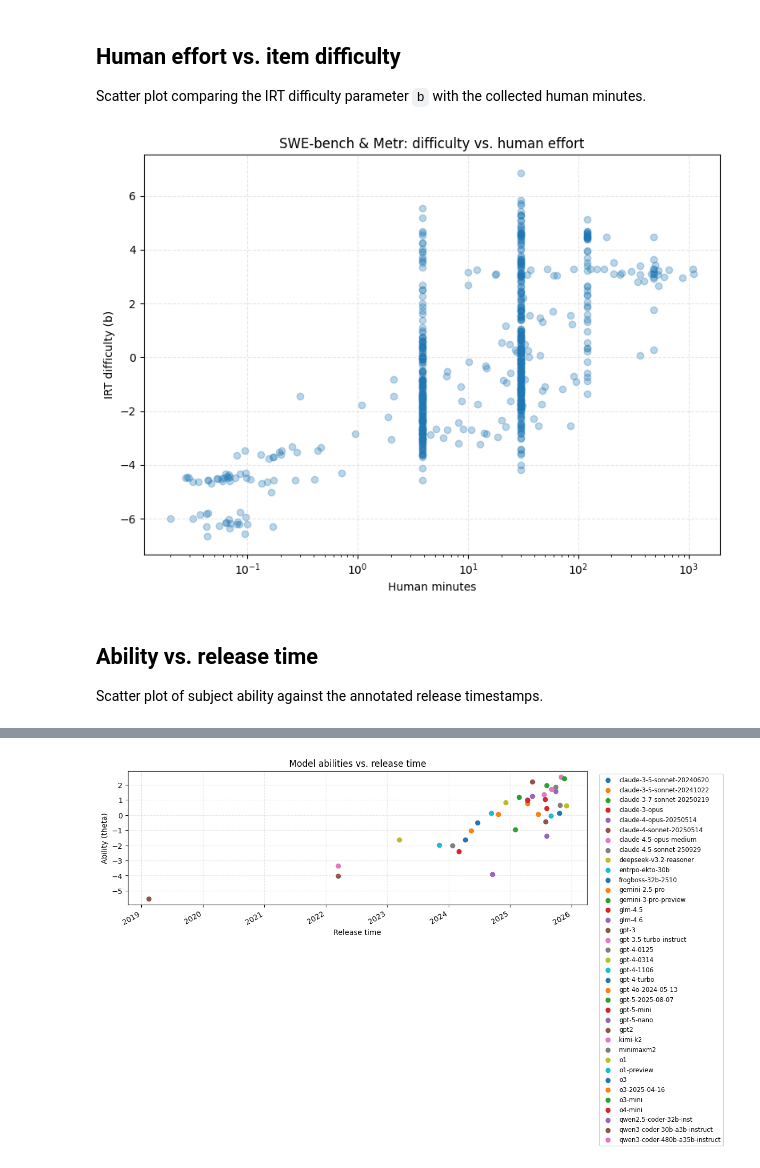
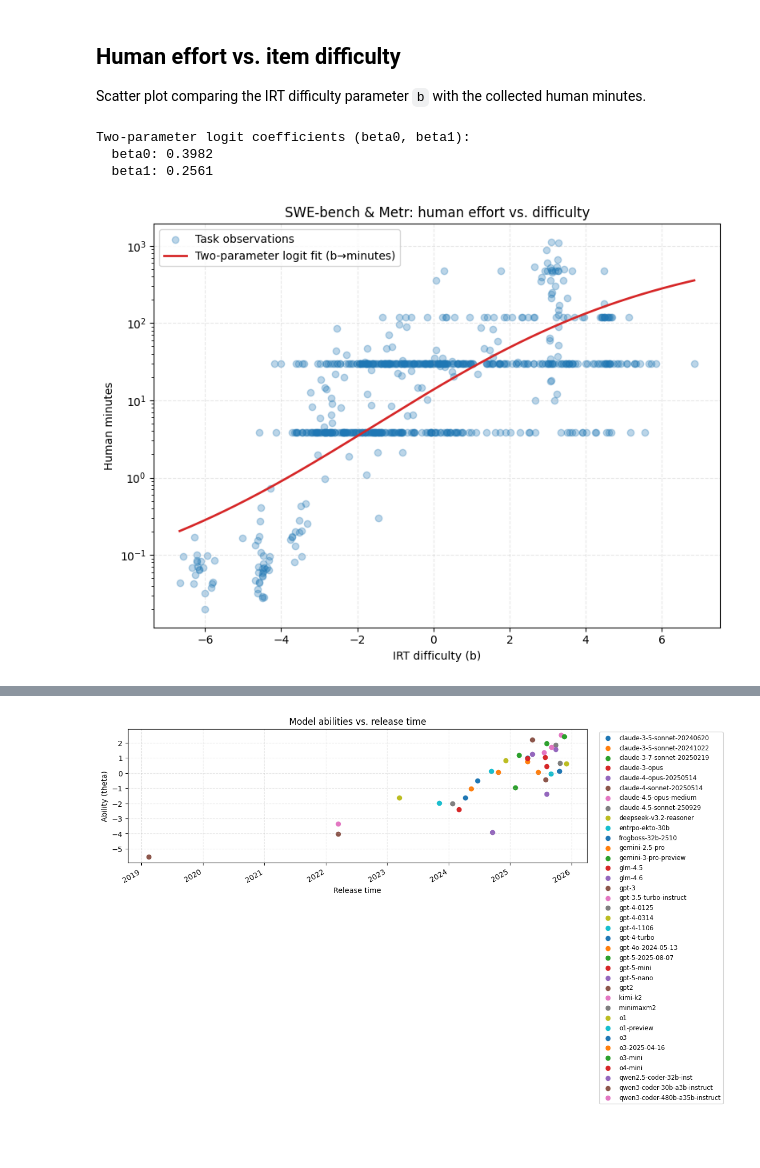
Before and after one commit to FY-Liu/BRIDGE, a Jupyter notebook: IRT/irt.ipynb, the cells around one changed output, grey strips where cells are left out. Drawn from its saved outputs; the diff is of its cells as text; code cells hidden in the pictures; blank space fills up the shorter version.

Commit message:
Linear or logistic fit?

```diff
--- a/IRT/irt.ipynb
+++ b/IRT/irt.ipynb
@@ -1256,26 +1256,79 @@ plt.subplots_adjust(top=0.88)
 ## Human effort vs. item difficulty
 Scatter plot comparing the IRT difficulty parameter `b` with the collected human minutes.
 # %%
+
+import numpy as np
 import pandas as pd
 import matplotlib.pyplot as plt
+from scipy.optimize import curve_fit
 
 csv_path = '/home/lfy/BRIDGE/IRT/params/swe_metr_a_pyirt.csv'
 df = pd.read_csv(csv_path)
-plot_df = df.dropna(subset=['b', 'human_minutes'])
+plot_df = df.dropna(subset=['b', 'human_minutes']).copy()
+plot_df = plot_df[np.isfinite(plot_df['b']) & np.isfinite(plot_df['human_minutes'])]
+plot_df = plot_df[plot_df['human_minutes'] > 0]
 if plot_df.empty:
     raise ValueError('No rows with both b and human_minutes values')
 
-plt.figure(figsize=(8, 6))
-plt.scatter(plot_df['human_minutes'], plot_df['b'], alpha=0.3)
-plt.xscale("log")
-plt.xlabel('Human minutes')
-plt.ylabel('IRT difficulty (b)')
-plt.title('SWE-bench & Metr: difficulty vs. human effort')
-plt.grid(True, linestyle='--', alpha=0.3)
+plot_df = plot_df.sort_values('b')
+x_b = plot_df['b'].to_numpy()
+y_minutes = plot_df['human_minutes'].to_numpy()
+log_minutes = np.log(y_minutes)
+
+fig, ax = plt.subplots(figsize=(8, 6))
+ax.scatter(x_b, y_minutes, alpha=0.3, label='Task observations')
+ax.set_yscale('log')
+ax.set_xlabel('IRT difficulty (b)')
+ax.set_ylabel('Human minutes')
+ax.set_title('SWE-bench & Metr: human effort vs. difficulty')
+ax.grid(True, linestyle='--', alpha=0.3)
+
+def logistic(x):
+    return 1.0 / (1.0 + np.exp(-x))
+
+def logit(p):
+    p = np.clip(p, 1e-9, 1 - 1e-9)
+    return np.log(p / (1 - p))
+
+params = None
+if len(x_b) >= 3:
+    log_min = float(log_minutes.min())
+    log_max = float(log_minutes.max())
+    log_span = log_max - log_min
+    if log_span <= 0:
+        raise ValueError('Need variation in human_minutes to fit a two-parameter logit curve')
+
+    scaled_minutes = np.clip((log_minutes - log_min) / log_span, 1e-6, 1 - 1e-6)
+    target = logit(scaled_minutes)
+
+    def two_param_logit(b_values, beta0, beta1):
+        return beta0 + beta1 * b_values
+
+    initial_guess = (
+        float(np.median(target)),
+        1.0,
+    )
+    try:
+        params, _ = curve_fit(two_param_logit, x_b, target, p0=initial_guess, maxfev=20000)
+    except RuntimeError as exc:
+        print(f'Warning: two-parameter logit fit failed: {exc}')
+
+if params is not None:
+    beta0, beta1 = params
+    dense_b = np.linspace(x_b.min(), x_b.max(), 600)
+    predicted_scaled = logistic(two_param_logit(dense_b, beta0, beta1))
+    predicted_log_minutes = log_min + log_span * predicted_scaled
+    predicted_minutes = np.exp(predicted_log_minutes)
+    ax.plot(dense_b, predicted_minutes, color='#d62728', linewidth=2, label='Two-parameter logit fit (b→minutes)')
+    ax.legend(loc='best')
+    print('Two-parameter logit coefficients (beta0, beta1):')
+    for name, value in zip(['beta0', 'beta1'], params):
+        print(f'  {name}: {value:.4f}')
+
 plt.tight_layout()
 plt.show()
 # %% [output]
+Two-parameter logit coefficients (beta0, beta1):
+  beta0: 0.3982
+  beta1: 0.2561
-[figure, old version]
+[figure, new version]
-# %% [markdown]
-## Ability vs. release time
-Scatter plot of subject ability against the annotated release timestamps.
```
Also changed, not shown: parts of 5 cells of this notebook, 1 other file.
